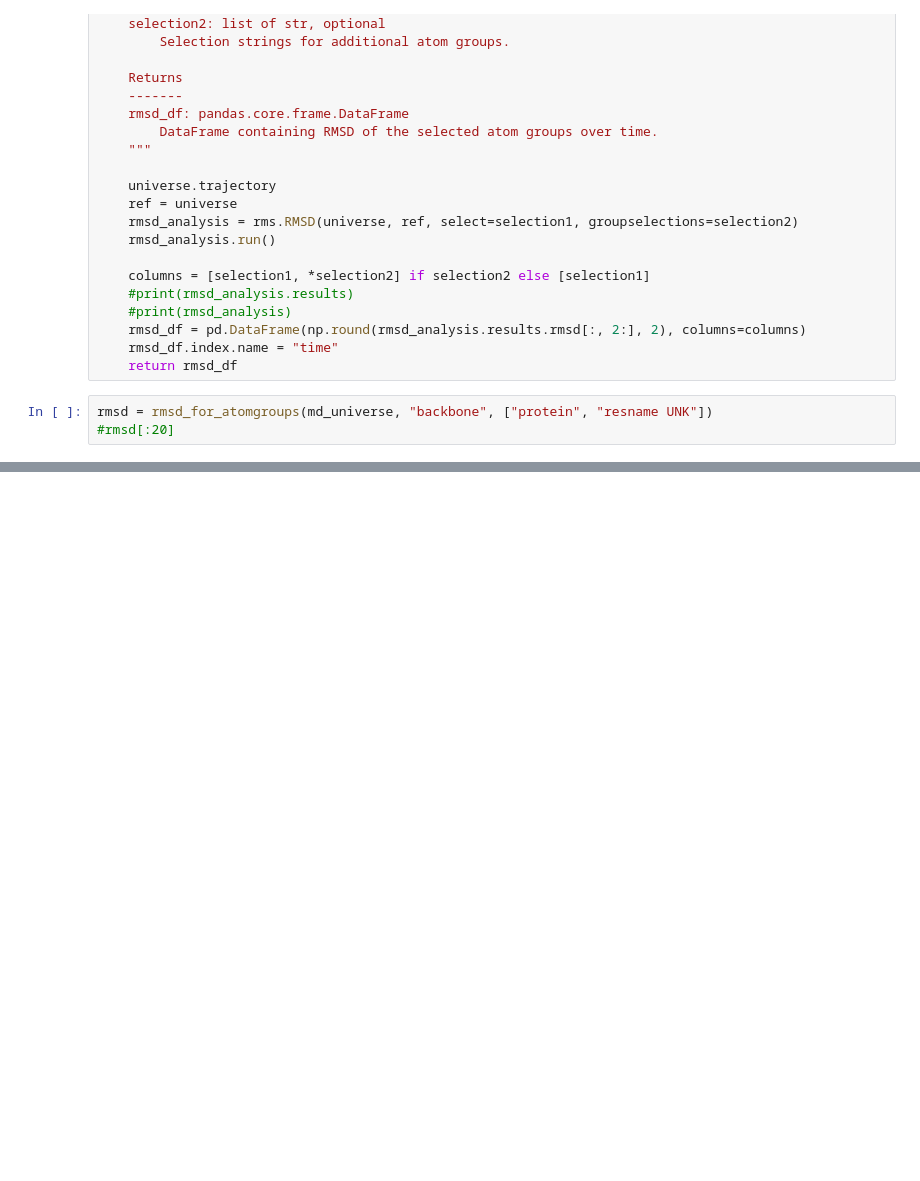
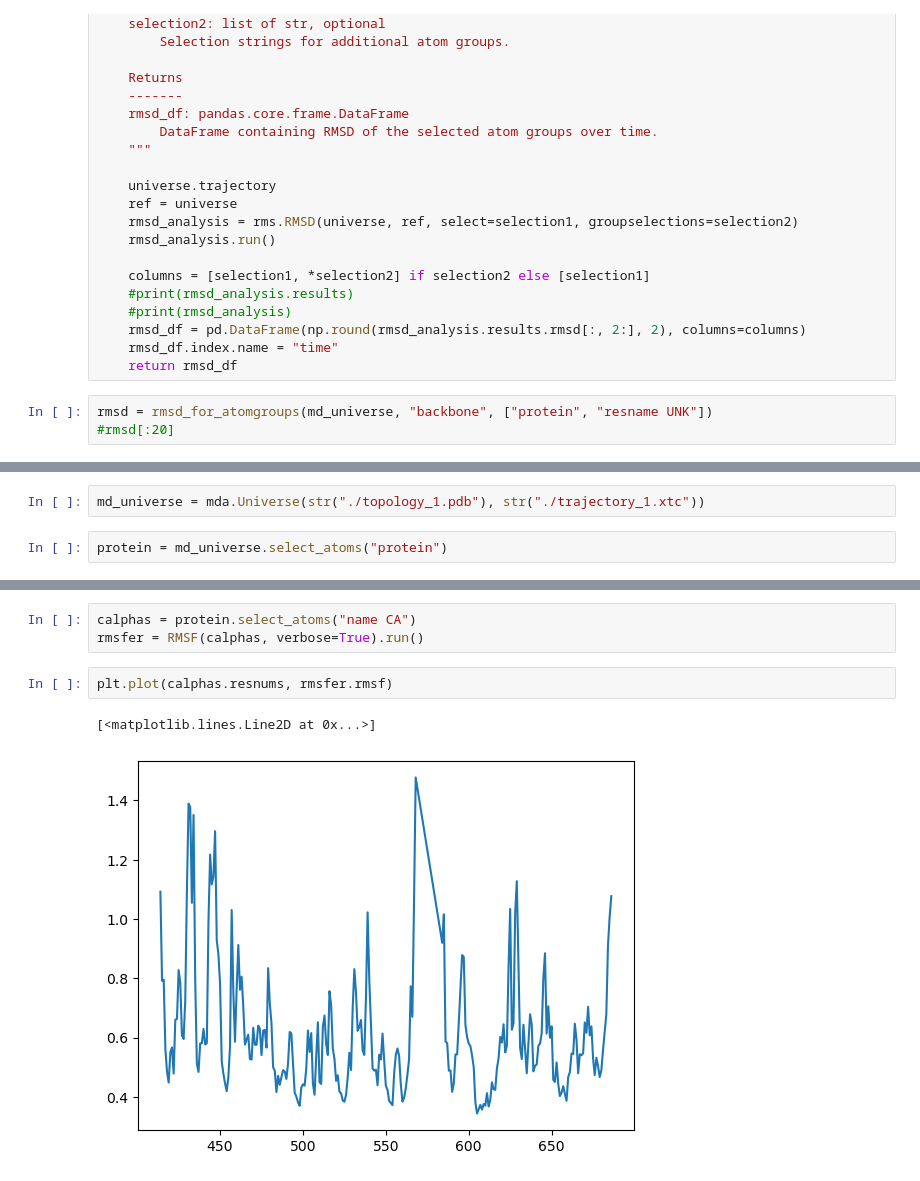
Before and after one commit to DeokhyeonYoon/Molecular-Dynamics-Simulation, a Jupyter notebook: about_rank_1.ipynb, the cells around one changed output, grey strips where cells are left out. Drawn from its saved outputs; the diff is of its cells as text; blank space fills up the shorter version.

```diff
--- a/about_rank_1.ipynb
+++ b/about_rank_1.ipynb
@@ -422,0 +450,4 @@ plt.ylabel("RMSD (Å)");
+# %%
+md_universe = mda.Universe(str("./topology_1.pdb"), str("./trajectory_1.xtc"))
+# %%
+protein = md_universe.select_atoms("protein")
@@ -422,0 +486,8 @@ plt.ylabel("RMSD (Å)");
+# %%
+calphas = protein.select_atoms("name CA")
+rmsfer = RMSF(calphas, verbose=True).run()
+# %%
+plt.plot(calphas.resnums, rmsfer.rmsf)
+# %% [output]
+[<matplotlib.lines.Line2D at 0x...>]
+[figure, added]
```
Also changed, not shown: parts of 25 cells of this notebook, 29 other files.
